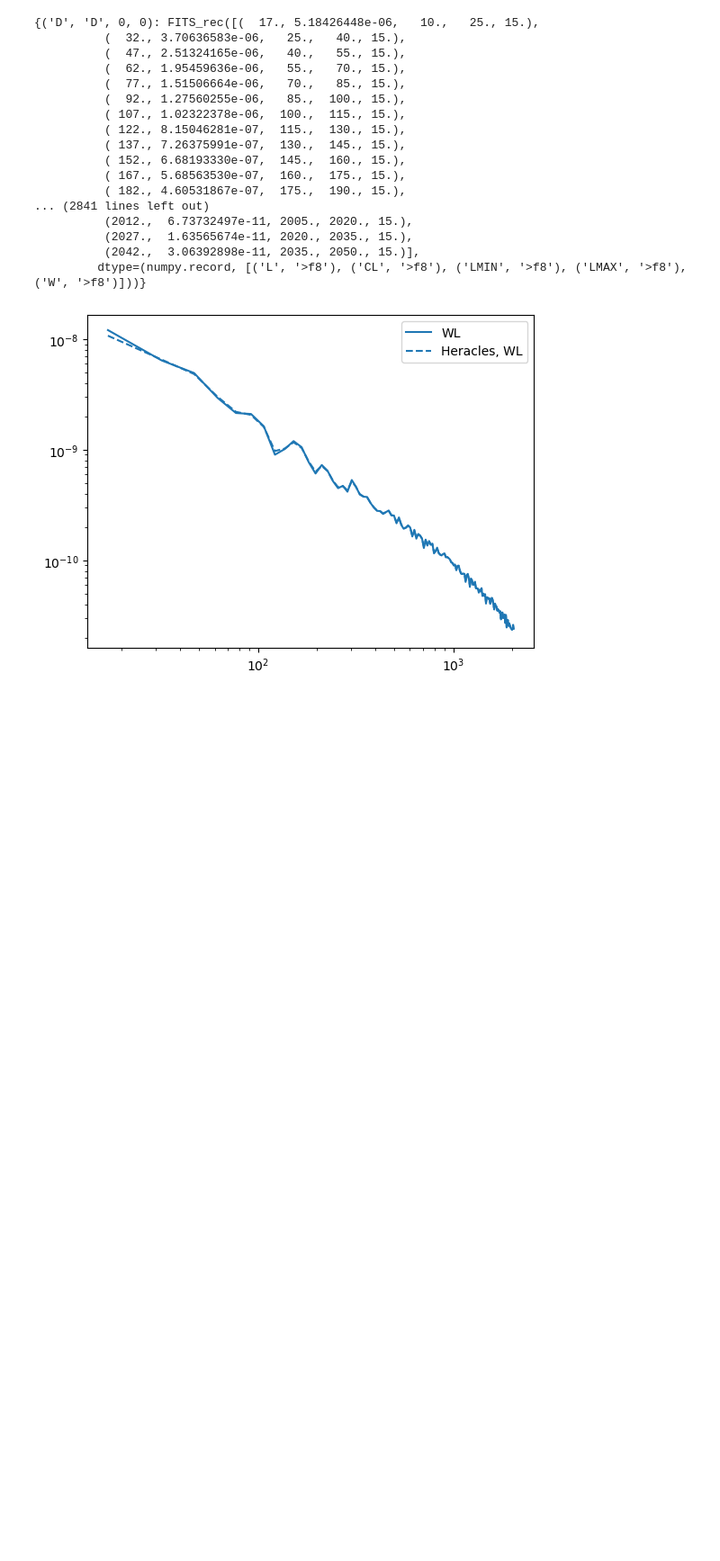
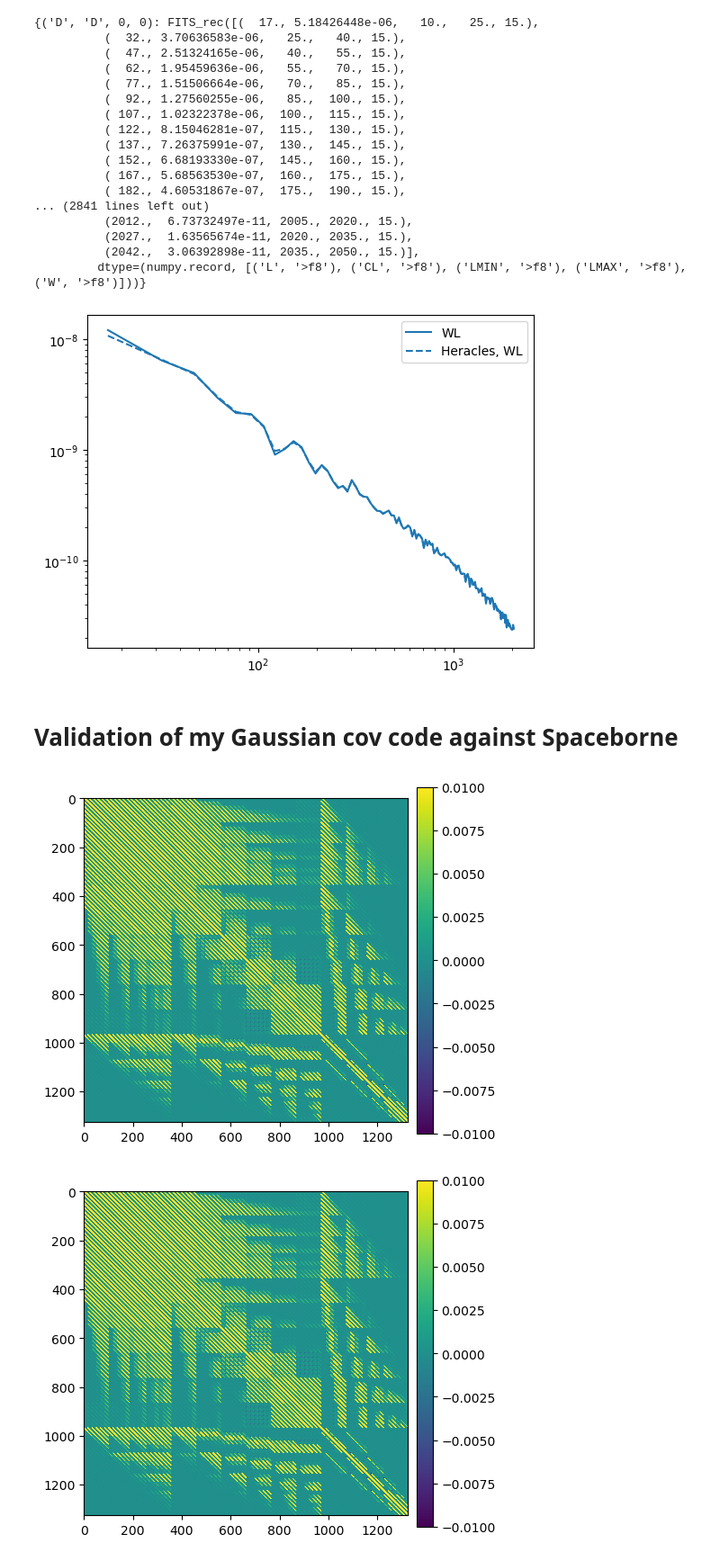
Before and after one commit to gouyoub/estimators_phot, a Jupyter notebook: test_plot.ipynb, the cells around one changed output. Shown at 90% size. Drawn from its saved outputs; the diff is of its cells as text; code cells hidden in the pictures; blank space fills up the shorter version.

```diff
--- a/test_plot.ipynb
+++ b/test_plot.ipynb
@@ -64,3 +64,32 @@ plt.legend()
 plt.show()
 # %% [output]
 [figure]
+# %% [markdown]
+# Validation of my Gaussian cov code against Spaceborne
+# %%
+import cov_utils as cu
+
+cov = np.load('test_multiprobes.npy')
+cor = cu.cov_to_corr(cov)
+
+cov_spb = np.load('/home/hidra2/gouyou/euclid/cov_3x2/Spaceborne_covg/output/cov_Gauss_3x2pt_2D_probe_zpair_ell.npy')
+cor_spb = cu.cov_to_corr(cov_spb)
+
+fig, ax = plt.subplots(1,2, figsize=(5,5),gridspec_kw={"width_ratios":[1, 0.05]})
+im = ax[0].imshow(cor, vmin=-0.01, vmax=0.01)
+ax[0].set_title('')
+cb = fig.colorbar(im, cax=ax[1])
+plt.subplots_adjust(wspace=0.05, hspace=0.05)
+# plt.savefig("plots/cor_3x2_fullsky_fs2_test_zoom.pdf", bbox_inches='tight')
+plt.show()
+
+fig, ax = plt.subplots(1,2, figsize=(5,5),gridspec_kw={"width_ratios":[1, 0.05]})
+im = ax[0].imshow(cor_spb, vmin=-0.01, vmax=0.01)
+ax[0].set_title('')
+cb = fig.colorbar(im, cax=ax[1])
+plt.subplots_adjust(wspace=0.05, hspace=0.05)
+# plt.savefig("plots/cor_3x2_fullsky_fs2_test_zoom.pdf", bbox_inches='tight')
+plt.show()
+# %% [output]
+[figure, added]
+[figure, added]
```
Also changed, not shown: parts of 5 cells of this notebook, 5 other files.
